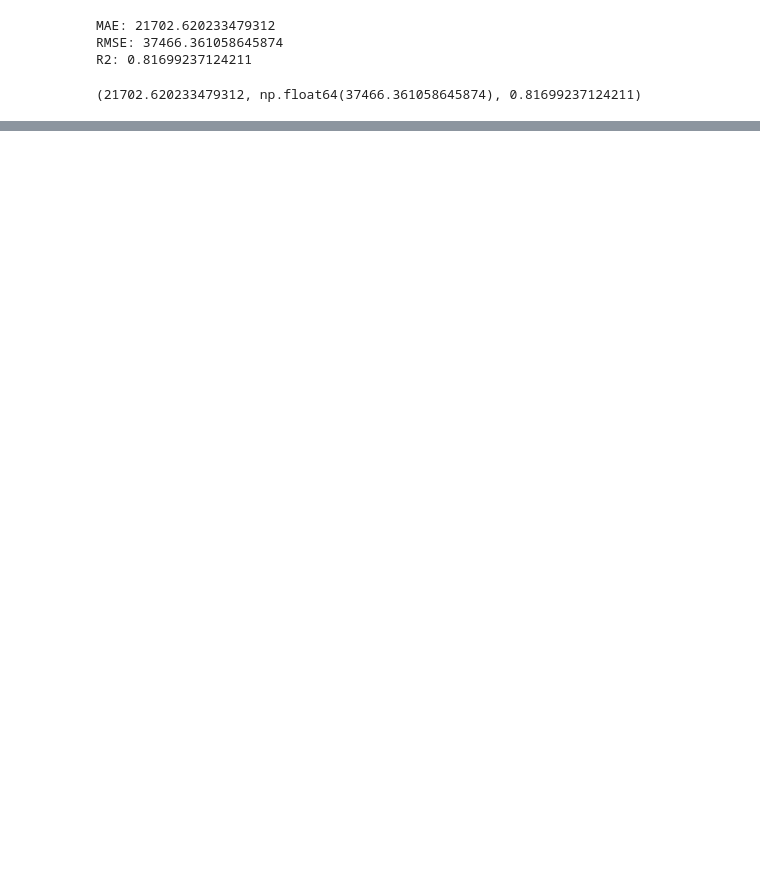
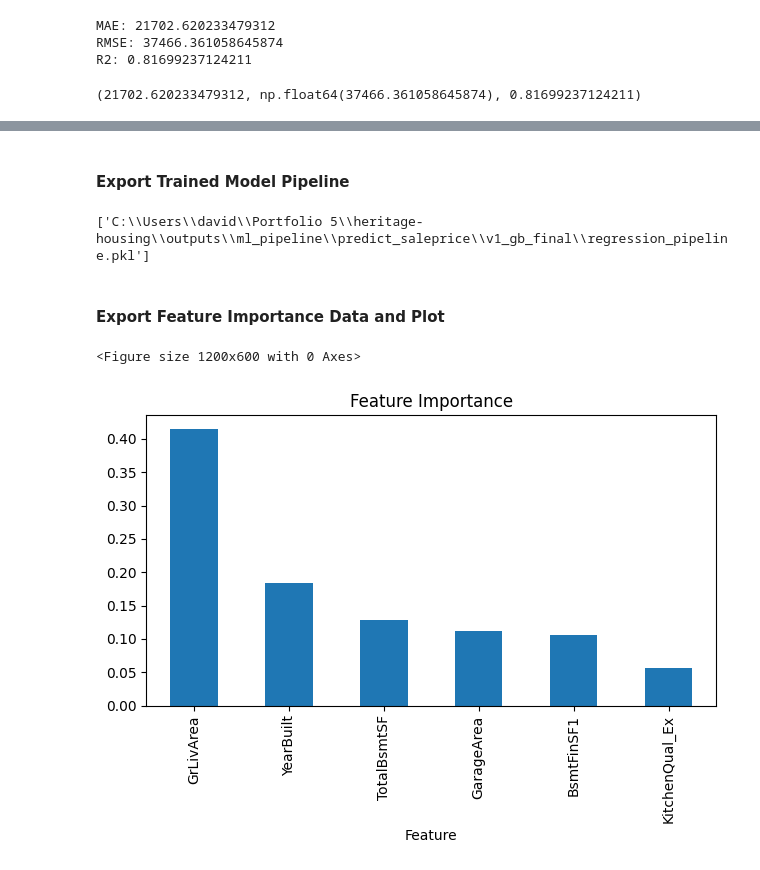
Before and after one commit to David5p/heritage-housing, a Jupyter notebook: jupyter_notebooks/Modelling.ipynb, the cells around one changed output, grey strips where cells are left out. Cells and saved outputs as stored; diff of their text form; code cells hidden in the pictures; blank space fills up the shorter version.

Commit message:
Evaluate tuned regression model, analyse performance, and extract feature importance

```diff
--- a/jupyter_notebooks/Modelling.ipynb
+++ b/jupyter_notebooks/Modelling.ipynb
@@ -520,0 +534,4 @@ R2: 0.81699237124211
+# %%
+version = "v1_gb_final"
+file_path = BASE_DIR / f"outputs/ml_pipeline/predict_saleprice/{version}"
+os.makedirs(file_path, exist_ok=True)
@@ -520,0 +549,8 @@ R2: 0.81699237124211
+# %% [markdown]
+#### Export Trained Model Pipeline
+# %%
+joblib.dump(final_pipeline, file_path / "regression_pipeline.pkl")
+# %% [output]
+['C:\\Users\\david\\Portfolio 5\\heritage-housing\\outputs\\ml_pipeline\\predict_saleprice\\v1_gb_final\\regression_pipeline.pkl']
+# %% [markdown]
+#### Export Feature Importance Data and Plot
@@ -520,0 +559,10 @@ R2: 0.81699237124211
+# %%
+plt.figure(figsize=(12,6))
+df_feature_importance.plot(kind="bar", x="Feature", y="Importance", legend=False)
+plt.title("Feature Importance")
+plt.tight_layout()
+plt.savefig(file_path / "feature_importance.png", bbox_inches="tight", dpi=150)
+plt.show()
+# %% [output]
+<Figure size 1200x600 with 0 Axes>
+[figure, added]
```
Also changed, not shown: parts of 17 cells of this notebook, 9 other files.
